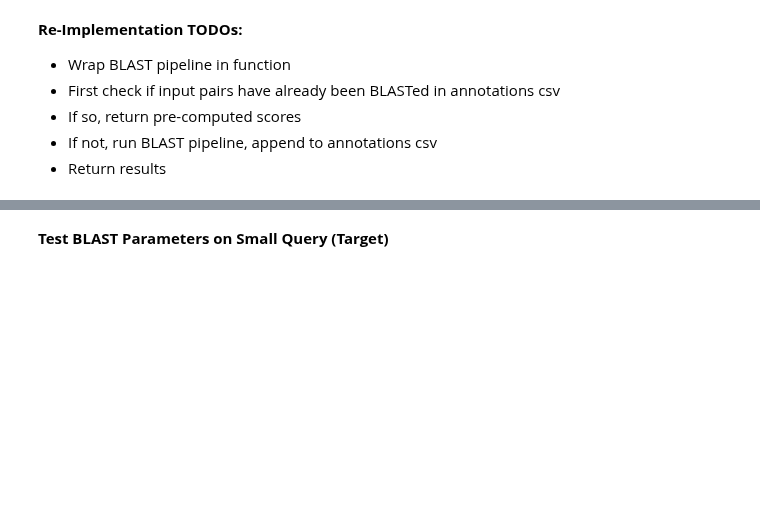
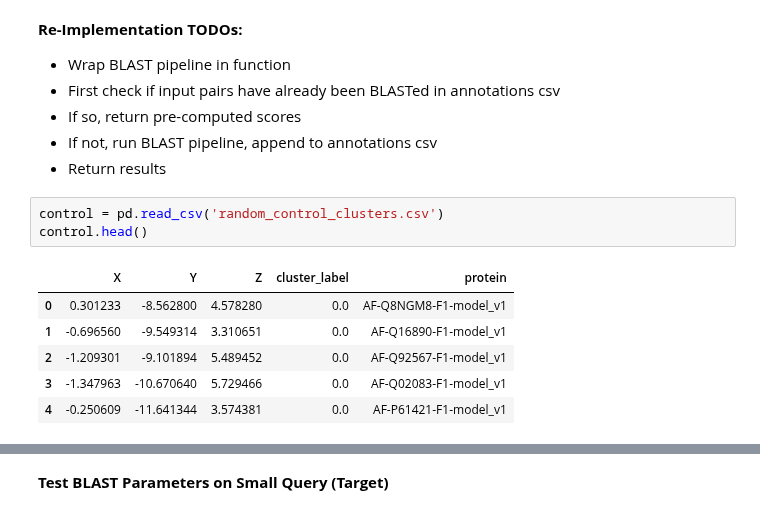
Before and after one commit to dptrsa-300/pss, a Jupyter notebook: embeddings_random.ipynb, the cells around one changed output, grey strips where cells are left out. Drawn from its saved outputs; the diff is of its cells as text; blank space fills up the shorter version.

```diff
--- a/embeddings_random.ipynb
+++ b/embeddings_random.ipynb
@@ -240,3 +245,13 @@ array([[<AxesSubplot:title={'center':'evalue'}>]], dtype=object)
 * If so, return pre-computed scores
 * If not, run BLAST pipeline, append to annotations csv
 * Return results
+# %%
+control = pd.read_csv('random_control_clusters.csv')
+control.head()
+# %% [output]
+|  | X | Y | Z | cluster_label | protein |
+| 0 | 0.301233 | -8.562800 | 4.578280 | 0.0 | AF-Q8NGM8-F1-model_v1 |
+| 1 | -0.696560 | -9.549314 | 3.310651 | 0.0 | AF-Q16890-F1-model_v1 |
+| 2 | -1.209301 | -9.101894 | 5.489452 | 0.0 | AF-Q92567-F1-model_v1 |
+| 3 | -1.347963 | -10.670640 | 5.729466 | 0.0 | AF-Q02083-F1-model_v1 |
+| 4 | -0.250609 | -11.641344 | 3.574381 | 0.0 | AF-P61421-F1-model_v1 |
```
Also changed, not shown: parts of 16 cells of this notebook.
